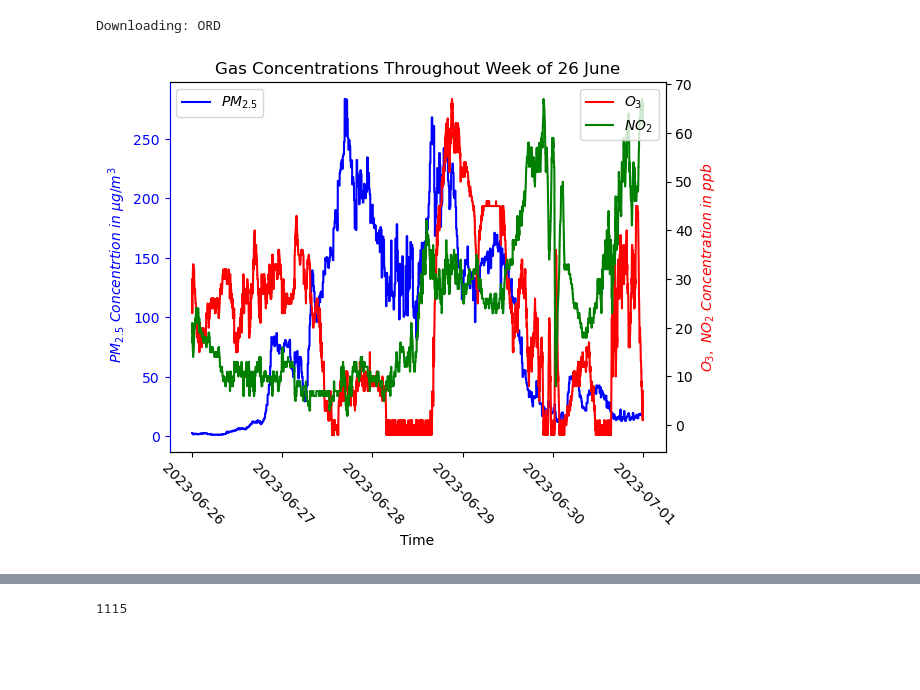
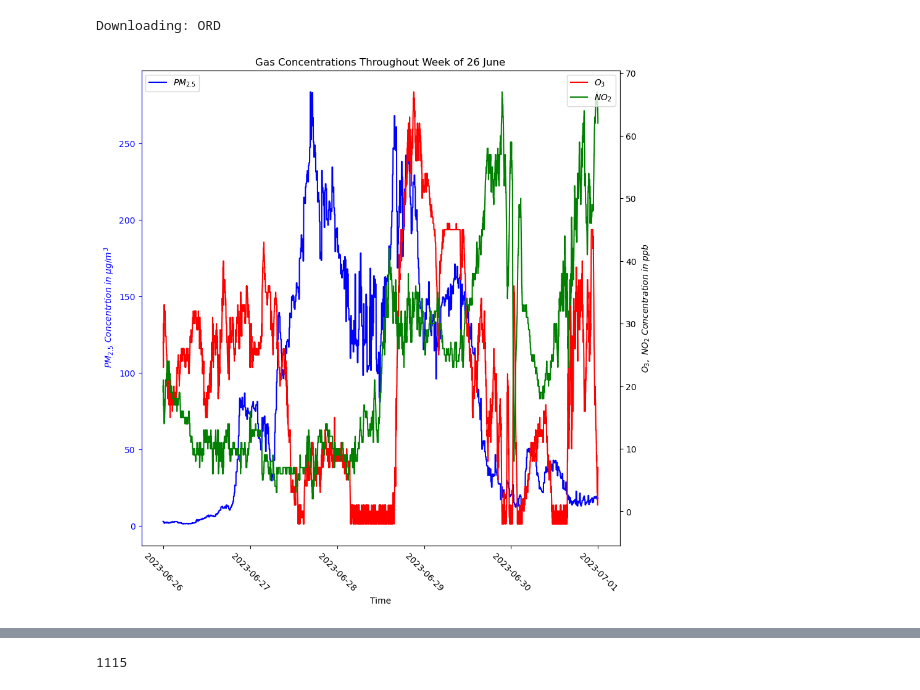
Before and after one commit to EVS-ATMOS/air-quality-sensors, a Jupyter notebook: notebooks/chicago_wildifre.ipynb, the cells around one changed output, grey strips where cells are left out. Cells and saved outputs as stored; diff of their text form; code cells hidden in the pictures; blank space fills up the shorter version.

Commit message:
Modified files slightly to get svg format

```diff
--- a/notebooks/chicago_wildifre.ipynb
+++ b/notebooks/chicago_wildifre.ipynb
@@ -105,24 +115,26 @@ for i in range(len(u)):
 # %%
 ## Making graphs of various gas concentrations
 fig, ax1 = plt.subplots()
+fig.set_figheight(10)
+fig.set_figwidth(10)
 ax1.plot(pm25["timestamp"], pm25["value"], color="Blue", label="$PM_{2.5}$")
 plt.xticks(rotation=315)
 plt.xlabel("Time")
 plt.ylabel("$\ PM_{2.5}\ Concentrtion\ in\ \mu g/m^3$", color="blue")
 plt.legend(loc=2)
 ax1.tick_params(axis="y", colors="blue")
 plt.title("Gas Concentrations Throughout Week of 26 June")
 
 ax2 = ax1.twinx()
 ax2.spines["left"].set_color("blue")
 ax2.plot(o3["timestamp"], o3["value"]*1000, color="Red", label="$O_{3}$")
 ax2.plot(no["timestamp"], no2["value"]*1000, color="Green", label="$NO_{2}$")
-plt.ylabel("$O_{3},\ NO_{2}\ Concentration\ in\ ppb$", color="red")
+plt.ylabel("$O_{3},\ NO_{2}\ Concentration\ in\ ppb$")
 plt.legend(loc=1)
 
-plt.savefig("26_June_Gas_Concentrations")
+plt.savefig("26_June_Gas_Concentrations", format='svg', bbox_inches='tight')
 # %% [output]
-[figure, old version]
+[figure, new version]
 # %%
 ## Making cocnentrations of PM2.5 against various values
 
```
Also changed, not shown: parts of 5 cells of this notebook, 1 other file.
